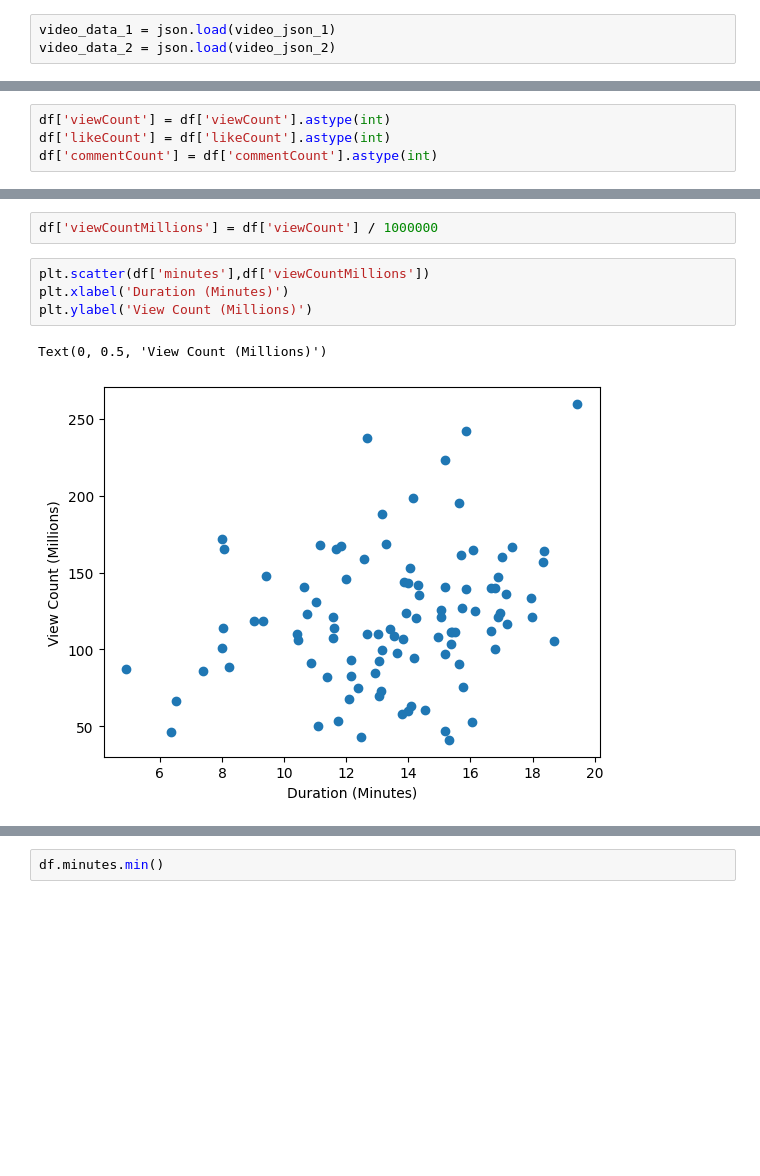
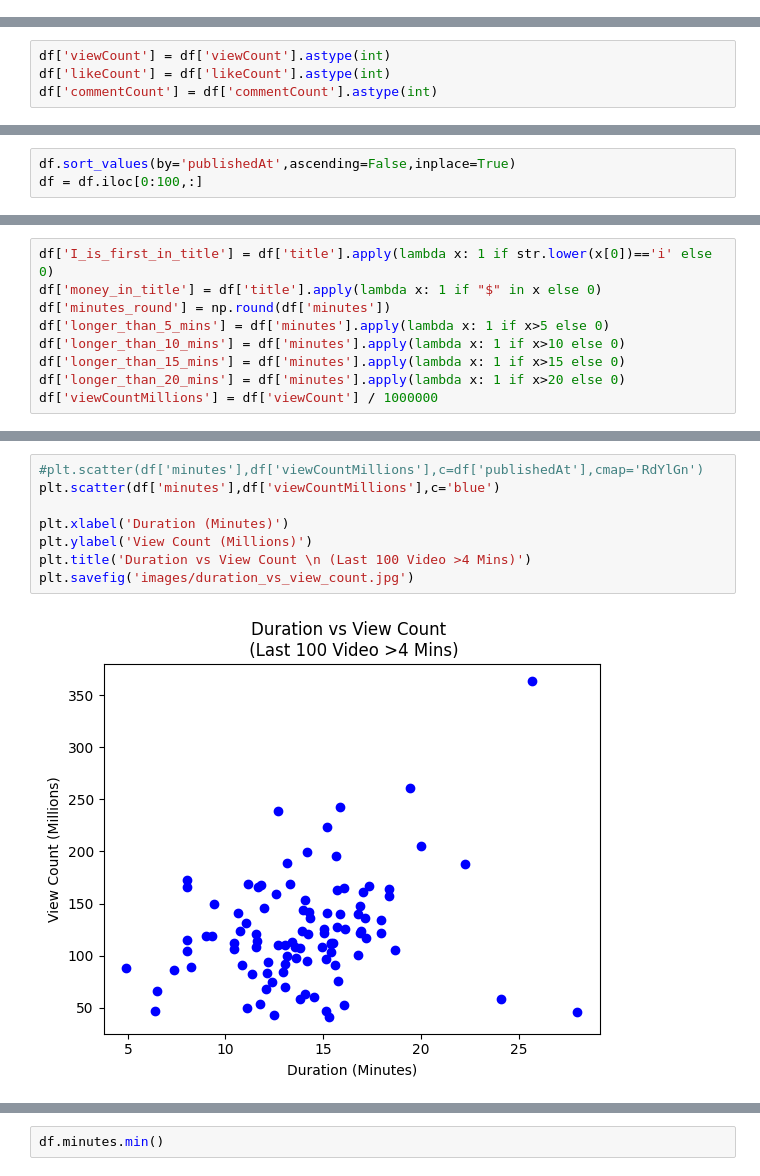
Before and after one commit to fernandez-justin/mr_beast_analysis, a Jupyter notebook: full_video_analysis.ipynb, the cells around one changed output, grey strips where cells are left out. Drawn from its saved outputs; the diff is of its cells as text; blank space fills up the shorter version.

Commit message:
Pushing analysis of most recent 100 videos

```diff
--- a/full_video_analysis.ipynb
+++ b/full_video_analysis.ipynb
@@ -9,3 +5,0 @@ video_json_2 = open('video_api_data_full\\full_videos_output_51_100.json')
-# %%
-video_data_1 = json.load(video_json_1)
-video_data_2 = json.load(video_json_2)
@@ -112,0 +126,3 @@ df.head()
+# %%
+df.sort_values(by='publishedAt',ascending=False,inplace=True)
+df = df.iloc[0:100,:]
@@ -112,0 +133,9 @@ df.head()
+# %%
+df['I_is_first_in_title'] = df['title'].apply(lambda x: 1 if str.lower(x[0])=='i' else 0)
+df['money_in_title'] = df['title'].apply(lambda x: 1 if "$" in x else 0)
+df['minutes_round'] = np.round(df['minutes'])
+df['longer_than_5_mins'] = df['minutes'].apply(lambda x: 1 if x>5 else 0)
+df['longer_than_10_mins'] = df['minutes'].apply(lambda x: 1 if x>10 else 0)
+df['longer_than_15_mins'] = df['minutes'].apply(lambda x: 1 if x>15 else 0)
+df['longer_than_20_mins'] = df['minutes'].apply(lambda x: 1 if x>20 else 0)
+df['viewCountMillions'] = df['viewCount'] / 1000000
@@ -129,11 +204,12 @@ df.sort_values(by='seconds')
-# %%
-df['viewCountMillions'] = df['viewCount'] / 1000000
 # %%
-plt.scatter(df['minutes'],df['viewCountMillions'])
+#plt.scatter(df['minutes'],df['viewCountMillions'],c=df['publishedAt'],cmap='RdYlGn')
+plt.scatter(df['minutes'],df['viewCountMillions'],c='blue')
+
 plt.xlabel('Duration (Minutes)')
 plt.ylabel('View Count (Millions)')
+plt.title('Duration vs View Count \n (Last 100 Video >4 Mins)')
+plt.savefig('images/duration_vs_view_count.jpg')
 # %% [output]
-Text(0, 0.5, 'View Count (Millions)')
-[figure, old version]
+[figure, new version]
 # %%
 avg_count_time_duration = {}
```
Also changed, not shown: parts of 29 cells of this notebook, 18 other files.
